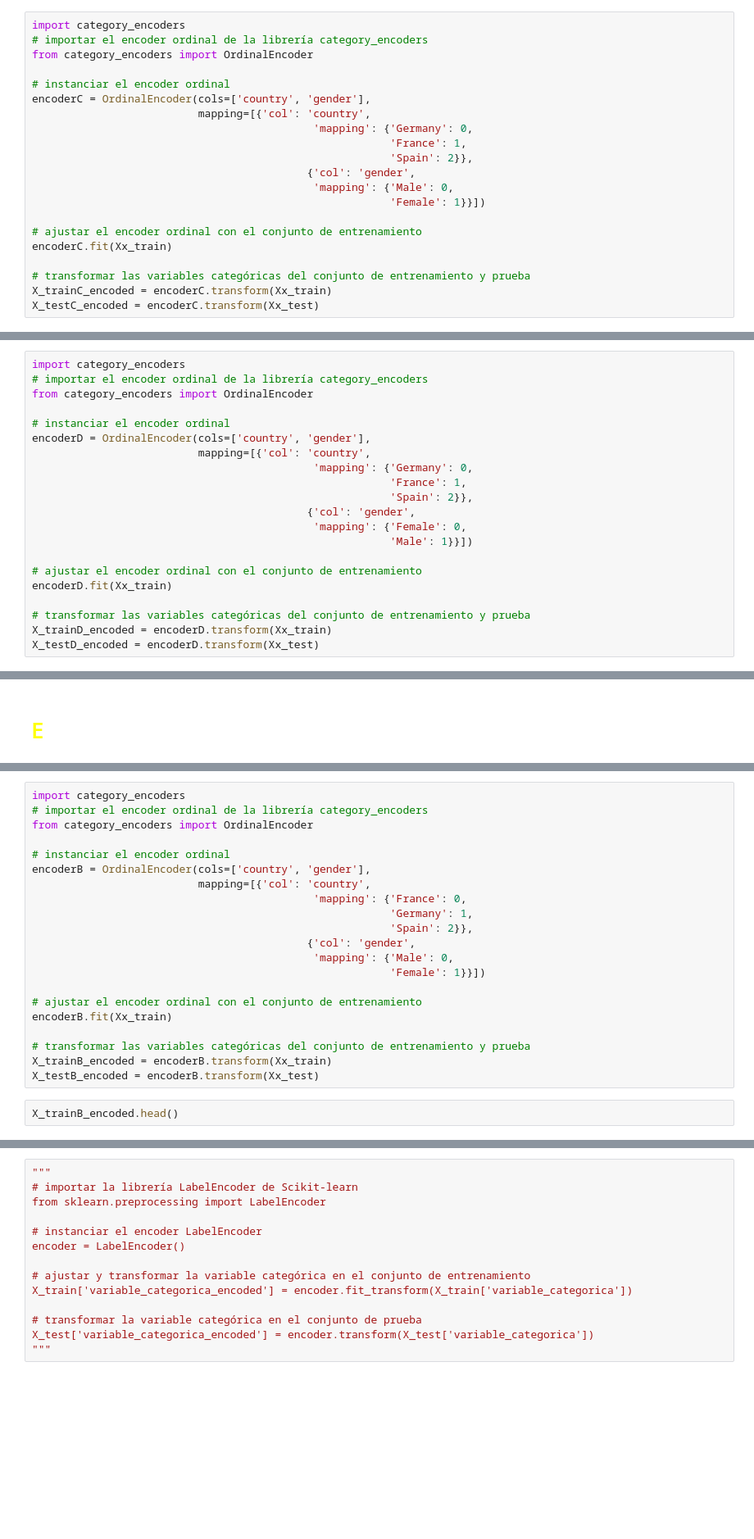
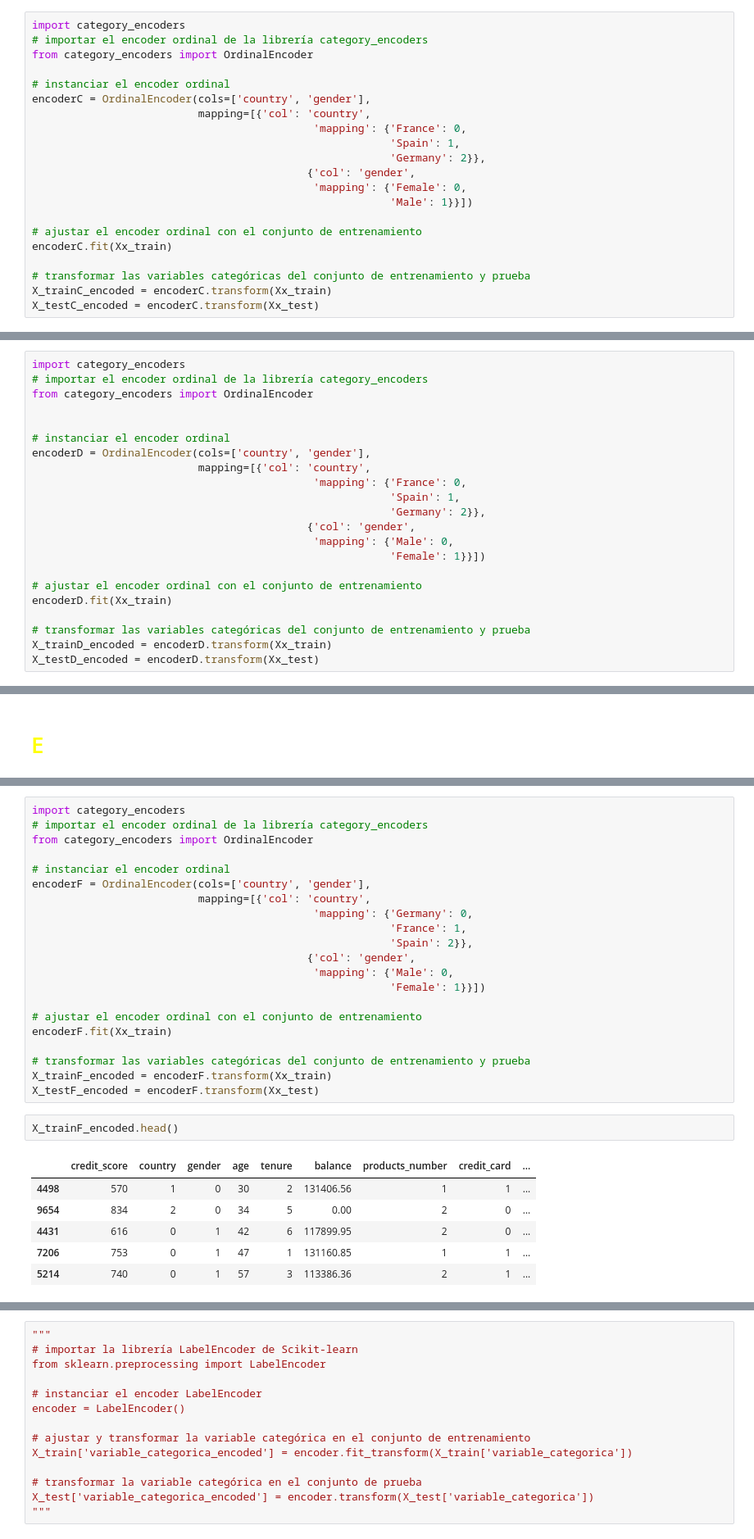
Before and after one commit to dariobublitz/DS, a Jupyter notebook: AlgoritmoML_MVP_Bublitz_.ipynb, the cells around one changed output, grey strips where cells are left out. Shown: that part at 82% size. Drawn from its saved outputs; the diff is of its cells as text; blank space fills up the shorter version.

```diff
--- a/AlgoritmoML_MVP_Bublitz_.ipynb
+++ b/AlgoritmoML_MVP_Bublitz_.ipynb
@@ -717,12 +724,12 @@ from category_encoders import OrdinalEncoder
 # instanciar el encoder ordinal
 encoderC = OrdinalEncoder(cols=['country', 'gender'],
                           mapping=[{'col': 'country',
-                                            'mapping': {'Germany': 0,
-                                                        'France': 1,
-                                                        'Spain': 2}},
+                                            'mapping': {'France': 0,
+                                                        'Spain': 1,
+                                                        'Germany': 2}},
                                            {'col': 'gender',
-                                            'mapping': {'Male': 0,
-                                                        'Female': 1}}])
+                                            'mapping': {'Female': 0,
+                                                        'Male': 1}}])
 
 # ajustar el encoder ordinal con el conjunto de entrenamiento
 encoderC.fit(Xx_train)
@@ -765,15 +815,16 @@ import category_encoders
 # importar el encoder ordinal de la librería category_encoders
 from category_encoders import OrdinalEncoder
 
+
 # instanciar el encoder ordinal
 encoderD = OrdinalEncoder(cols=['country', 'gender'],
                           mapping=[{'col': 'country',
-                                            'mapping': {'Germany': 0,
-                                                        'France': 1,
-                                                        'Spain': 2}},
+                                            'mapping': {'France': 0,
+                                                        'Spain': 1,
+                                                        'Germany': 2}},
                                            {'col': 'gender',
-                                            'mapping': {'Female': 0,
-                                                        'Male': 1}}])
+                                            'mapping': {'Male': 0,
+                                                        'Female': 1}}])
 
 # ajustar el encoder ordinal con el conjunto de entrenamiento
 encoderD.fit(Xx_train)
@@ -856,21 +1007,28 @@ import category_encoders
 from category_encoders import OrdinalEncoder
 
 # instanciar el encoder ordinal
-encoderB = OrdinalEncoder(cols=['country', 'gender'],
+encoderF = OrdinalEncoder(cols=['country', 'gender'],
                           mapping=[{'col': 'country',
-                                            'mapping': {'France': 0,
-                                                        'Germany': 1,
+                                            'mapping': {'Germany': 0,
+                                                        'France': 1,
                                                         'Spain': 2}},
                                            {'col': 'gender',
                                             'mapping': {'Male': 0,
                                                         'Female': 1}}])
 
 # ajustar el encoder ordinal con el conjunto de entrenamiento
-encoderB.fit(Xx_train)
+encoderF.fit(Xx_train)
 
 # transformar las variables categóricas del conjunto de entrenamiento y prueba
-X_trainB_encoded = encoderB.transform(Xx_train)
-X_testB_encoded = encoderB.transform(Xx_test)
+X_trainF_encoded = encoderF.transform(Xx_train)
+X_testF_encoded = encoderF.transform(Xx_test)
 # %%
-X_trainB_encoded.head()
+X_trainF_encoded.head()
+# %% [output]
+|  | credit_score | country | gender | age | tenure | balance | products_number | credit_card | ... |
+| 4498 | 570 | 1 | 0 | 30 | 2 | 131406.56 | 1 | 1 | ... |
+| 9654 | 834 | 2 | 0 | 34 | 5 | 0.00 | 2 | 0 | ... |
+| 4431 | 616 | 0 | 1 | 42 | 6 | 117899.95 | 2 | 0 | ... |
+| 7206 | 753 | 0 | 1 | 47 | 1 | 131160.85 | 1 | 1 | ... |
+| 5214 | 740 | 0 | 1 | 57 | 3 | 113386.36 | 2 | 1 | ... |
 # %%
```
Also changed, not shown: parts of 169 cells of this notebook.
